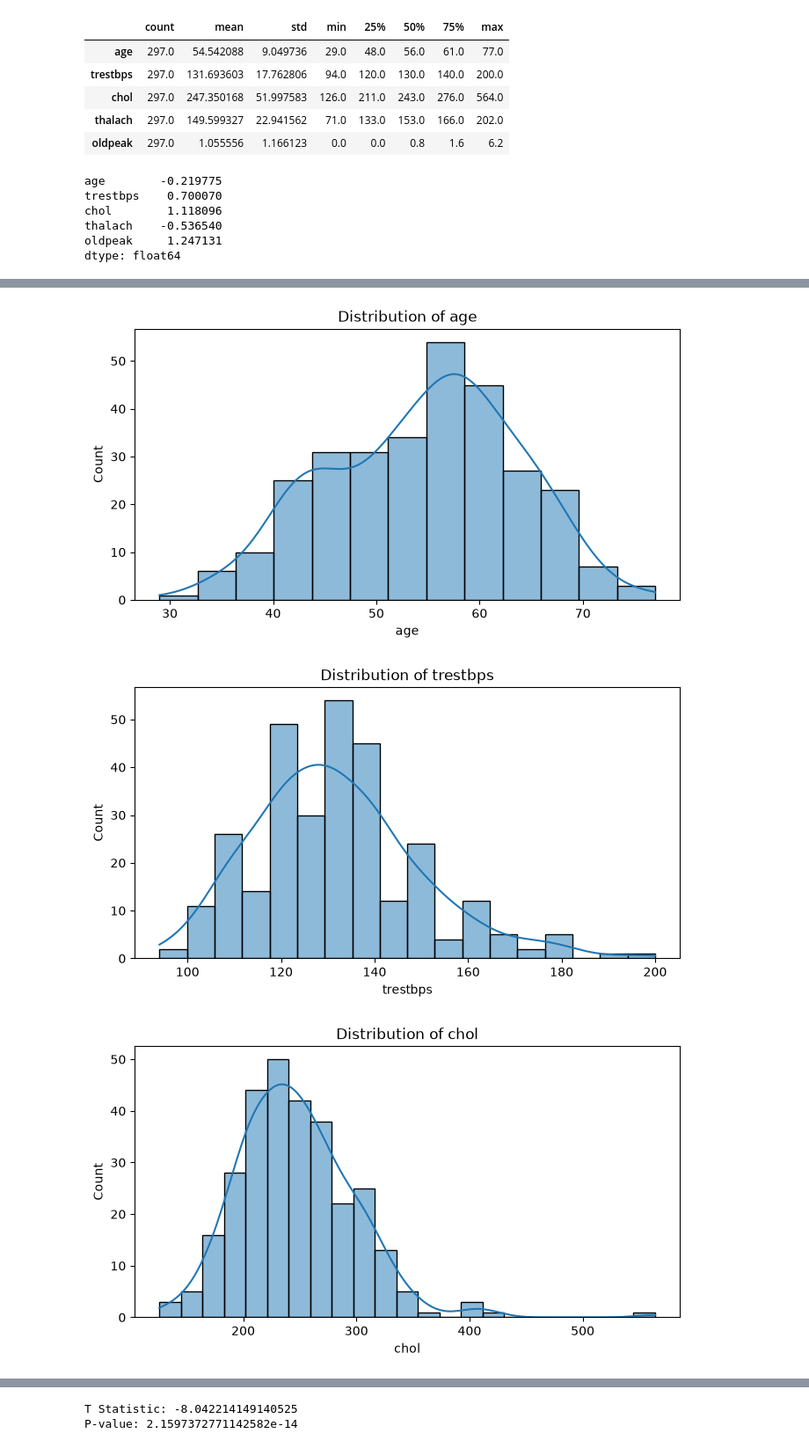
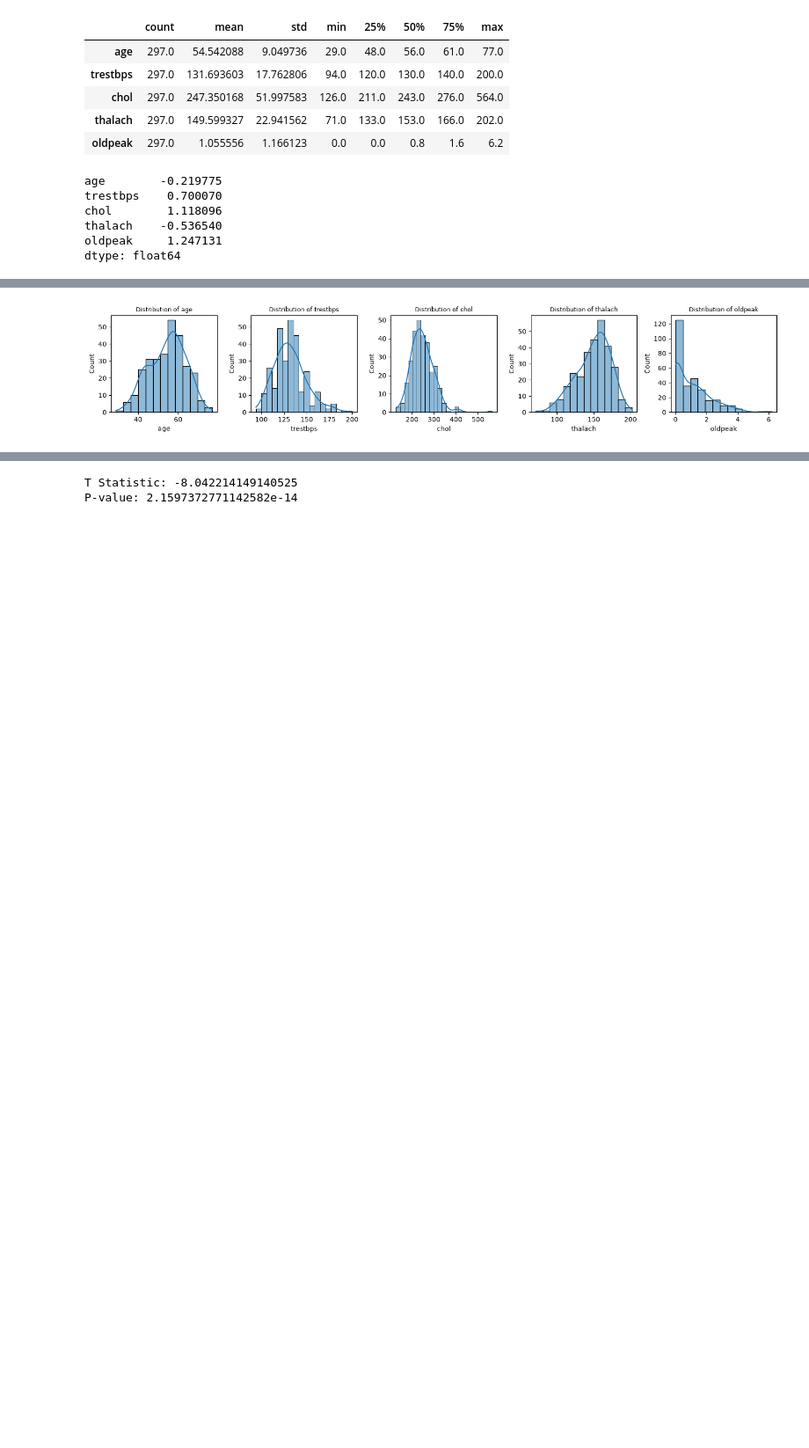
Before and after one commit to sba26317-rgb/CA_1-Machine_Learning_Project, a Jupyter notebook: CA_1_ML_RojasBenjamin.ipynb, the cells around one changed output, grey strips where cells are left out. Shown at 88% size. Drawn from its saved outputs; the diff is of its cells as text; code cells hidden in the pictures; blank space fills up the shorter version.

```diff
--- a/CA_1_ML_RojasBenjamin.ipynb
+++ b/CA_1_ML_RojasBenjamin.ipynb
@@ -516,13 +460,3 @@ chol        1.118096
 thalach    -0.536540
 oldpeak     1.247131
 dtype: float64
-# %%
-for col in continuous_vars:
-
-    plt.figure(figsize=(8,4))
-
-    sns.boxplot(x=df[col])
-
-    plt.title(f'Boxplot of {col}')
-
-    plt.show()
@@ -535,16 +463,15 @@ for col in continuous_vars:
 # %%
-numerical_cols = ['age','trestbps','chol','thalach','oldpeak']
+numerical_cols = ['age', 'trestbps', 'chol', 'thalach', 'oldpeak']
 
-for col in numerical_cols:
+fig, axes = plt.subplots(1, len(numerical_cols), figsize=(15, 3))
 
-    plt.figure(figsize=(8,4))
+for i in range(len(numerical_cols)):
+    col = numerical_cols[i]
+    sns.histplot(df[col], kde=True, ax=axes[i])
+    axes[i].set_title(f'Distribution of {col}', fontsize=9)
 
-    sns.histplot(df[col], kde=True)
-
-    plt.title(f'Distribution of {col}')
-
-    plt.show()
+plt.tight_layout()
+plt.savefig('distribuciones.png', dpi=300, bbox_inches='tight')
+plt.show()
 # %% [output]
-[figure, old version]
+[figure, new version]
-[figure, removed]
-[figure, removed]
```
Also changed, not shown: parts of 94 cells of this notebook.
